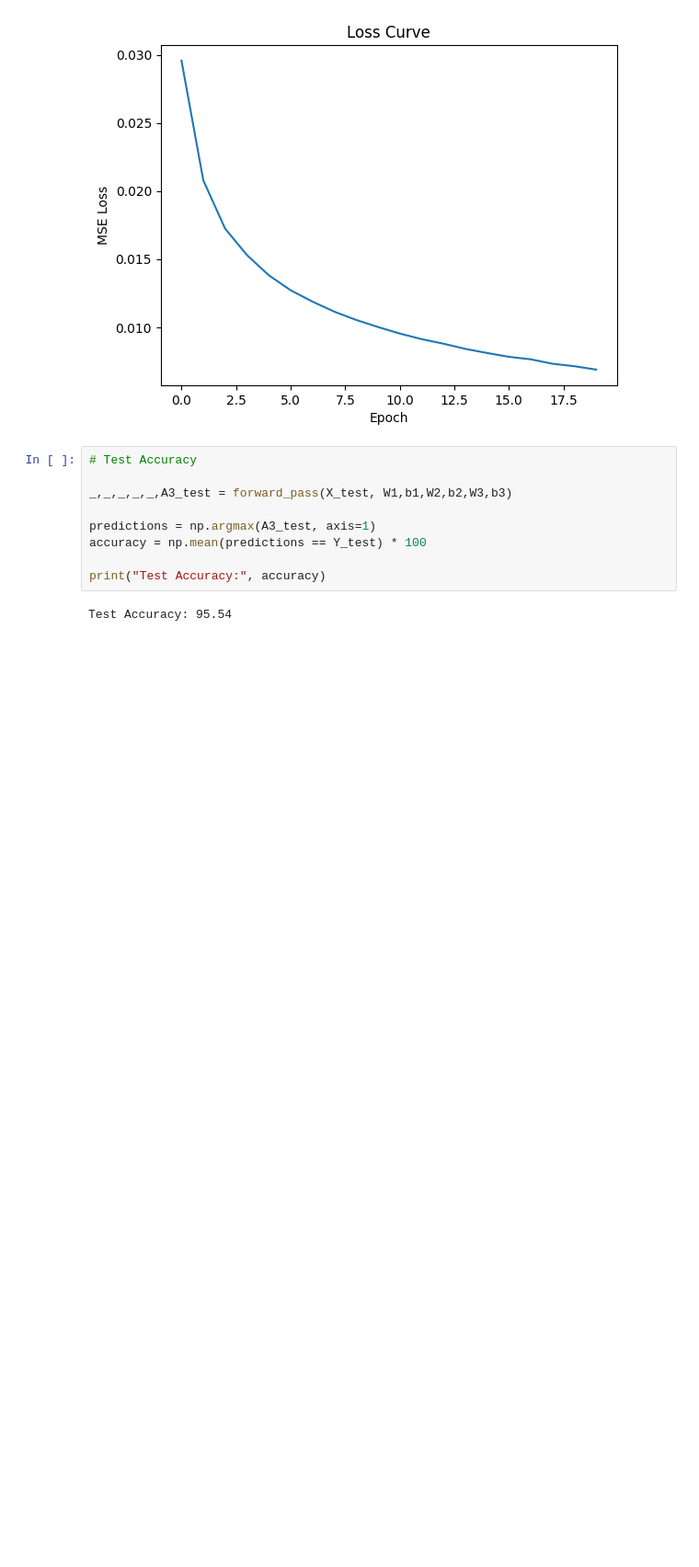
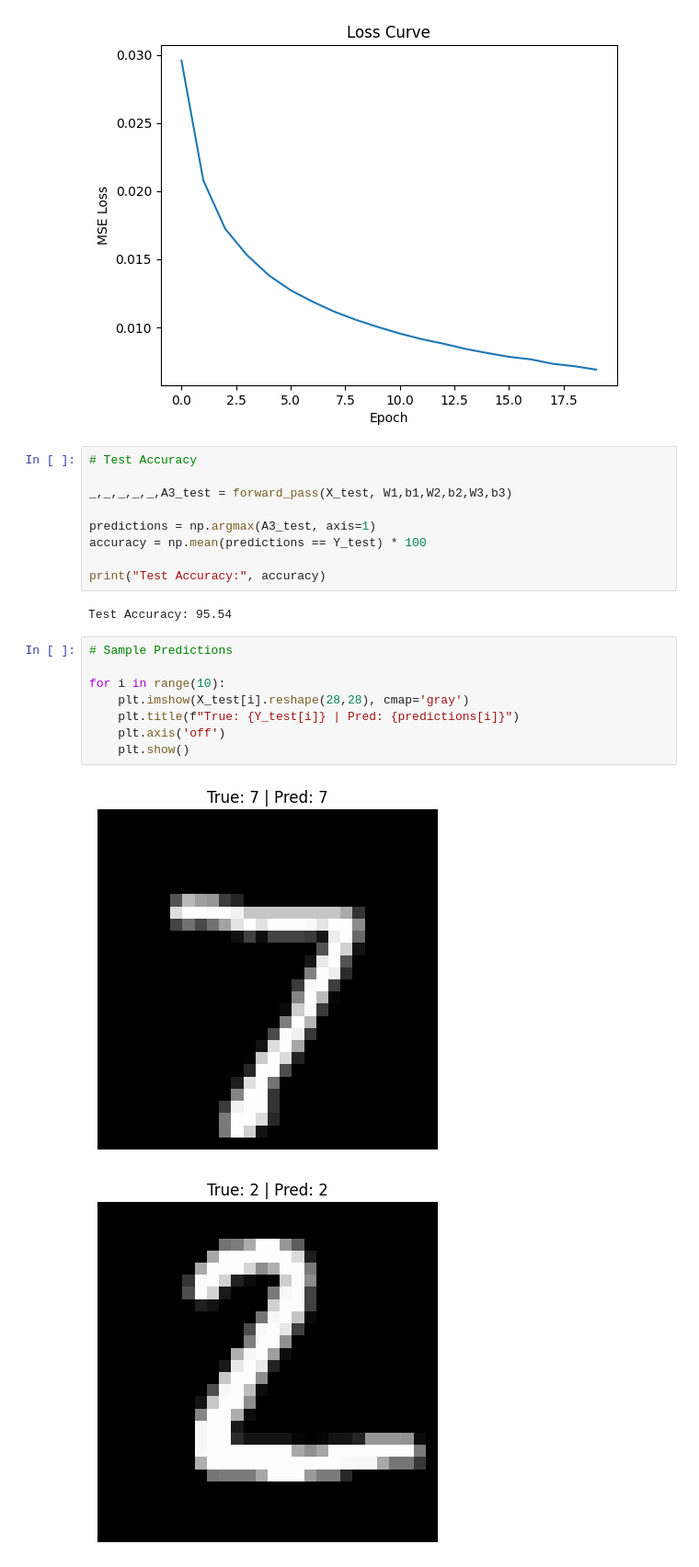
Before and after one commit to Minahil-008/mvc-mlp-I252596, a Jupyter notebook: proj.ipynb, the cells around one changed output. Shown at 92% size. Cells and saved outputs as stored; diff of their text form; blank space fills up the shorter version.

Commit message:
Predictions
added predictions

```diff
--- a/proj.ipynb
+++ b/proj.ipynb
@@ -192,3 +192,14 @@ accuracy = np.mean(predictions == Y_test) * 100
 print("Test Accuracy:", accuracy)
 # %% [output]
 Test Accuracy: 95.54
+# %%
+# Sample Predictions
+
+for i in range(10):
+    plt.imshow(X_test[i].reshape(28,28), cmap='gray')
+    plt.title(f"True: {Y_test[i]} | Pred: {predictions[i]}")
+    plt.axis('off')
+    plt.show()
+# %% [output]
+[figure, added]
+[figure, added]
```
Also changed, not shown: parts of 1 cell of this notebook.
